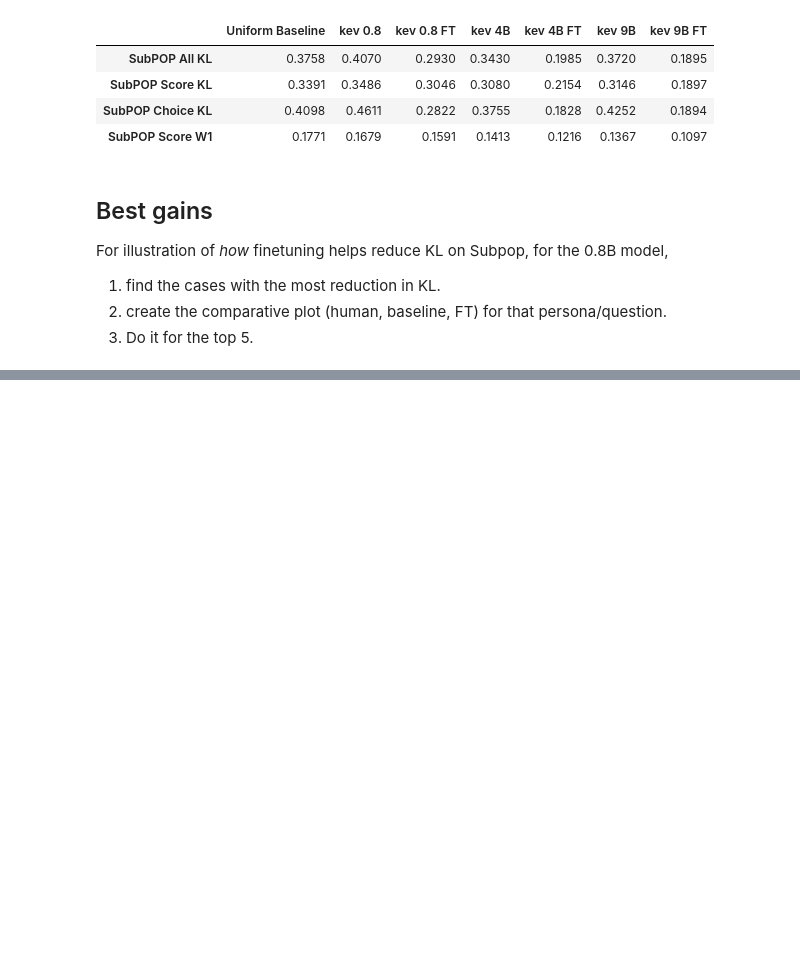
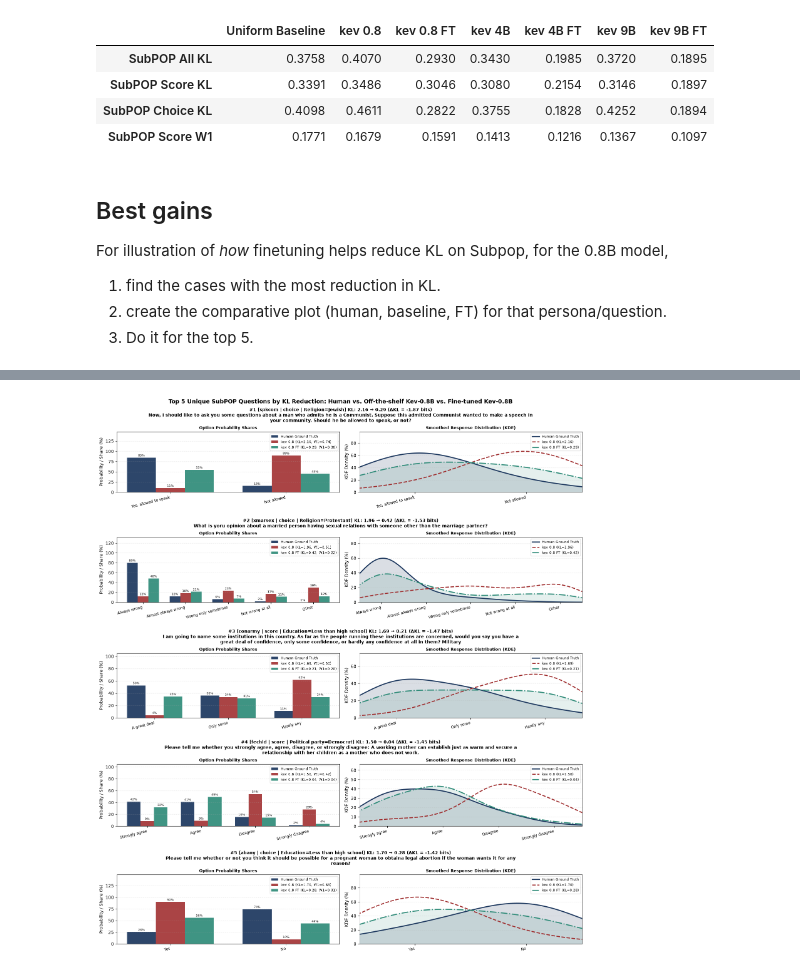
Before and after one commit to davoodwadi/decision-models-finetuning, a Jupyter notebook: code/data-exploration-subpop.ipynb, the cells around one changed output, grey strips where cells are left out. Saved outputs shown, nothing was run; the diff lists cells and outputs as text; code cells hidden in the pictures; blank space fills up the shorter version.

```diff
--- a/code/data-exploration-subpop.ipynb
+++ b/code/data-exploration-subpop.ipynb
@@ -799,9 +799,12 @@ from kev.checkpoint import Checkpoint, LoadOptions
 uniform_preds_all = [np.full(len(r["human_dist"]), 1.0 / len(r["human_dist"])) for r in subpop_records]
 if "subpop_summary" not in globals():
     subpop_summary = {}
+if "subpop_preds_by_model" not in globals():
+    subpop_preds_by_model = {}
 subpop_summary["Uniform Baseline"] = eval_subpop_preds(subpop_records, uniform_preds_all)
 
 if "ft_9b_subpop_preds" in globals():
+    subpop_preds_by_model["kev 9B FT"] = ft_9b_subpop_preds
     subpop_summary["kev 9B FT"] = eval_subpop_preds(subpop_records, ft_9b_subpop_preds)
 
 model_specs = [
@@ -814,7 +817,7 @@ model_specs = [
 ]
 
 for label, ckpt_id, temp_override in model_specs:
-    if label in subpop_summary:
+    if label in subpop_summary and label in subpop_preds_by_model:
         continue
     if "model" in globals():
         del model
@@ -826,6 +829,7 @@ for label, ckpt_id, temp_override in model_specs:
     model.net.head.temperature = float(model.meta.temperature) if temp_override is None else float(temp_override)
     print(f"{label}: temperature={model.net.head.temperature:.2f}")
     preds_all = predict_probs(model, subpop_records, batch_size=64, show_progress=True, autocast_bf16=True)
+    subpop_preds_by_model[label] = preds_all
     subpop_summary[label] = eval_subpop_preds(subpop_records, preds_all)
 
 ordered_cols = ["Uniform Baseline", *(label for label, _, _ in model_specs)]
@@ -845,0 +1050,9 @@ For illustration of *how* finetuning helps reduce KL on Subpop, for the 0.8B mod
+# %%
+# Top 5 unique questions (deduplicated by qid) by KL reduction for Kev-0.8B
+plot_top_kl_gains_08b(
+    gains_df.drop_duplicates("qid").head(5),
+    "Top 5 Unique SubPOP Questions by KL Reduction: Human vs. Off-the-shelf Kev-0.8B vs. Fine-tuned Kev-0.8B",
+    save_name="subpop_08b_top5_unique_q_kl_gains.png",
+)
+# %% [output]
+[figure, added]
```
Also changed, not shown: parts of 2 cells of this notebook, 49 other files.
